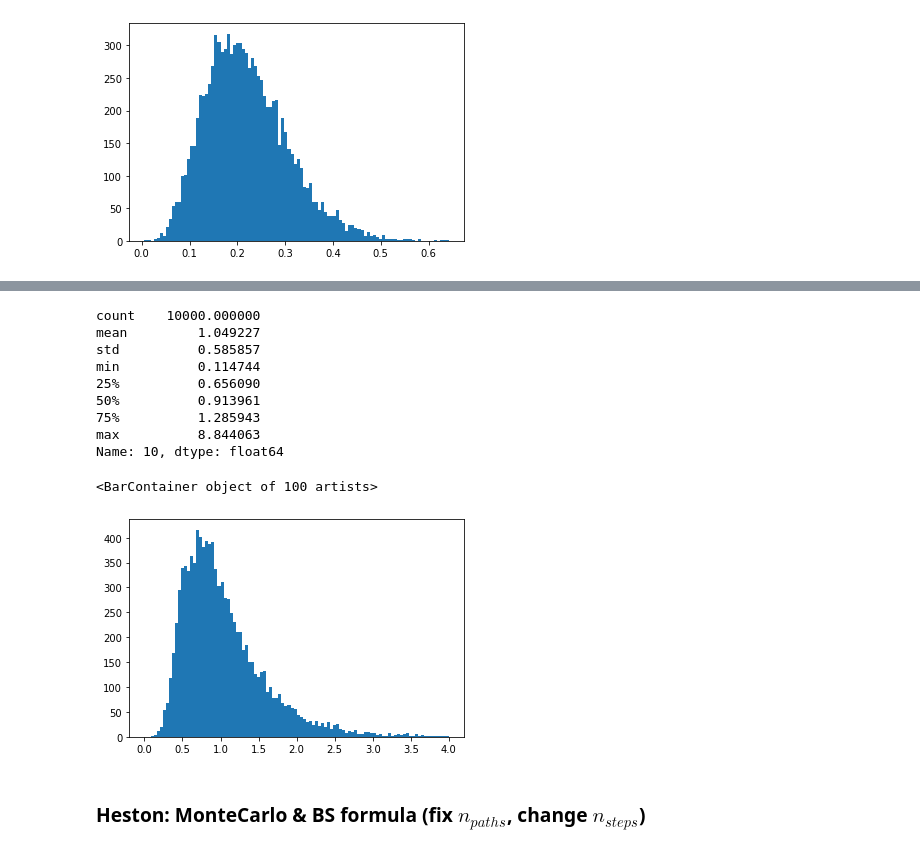
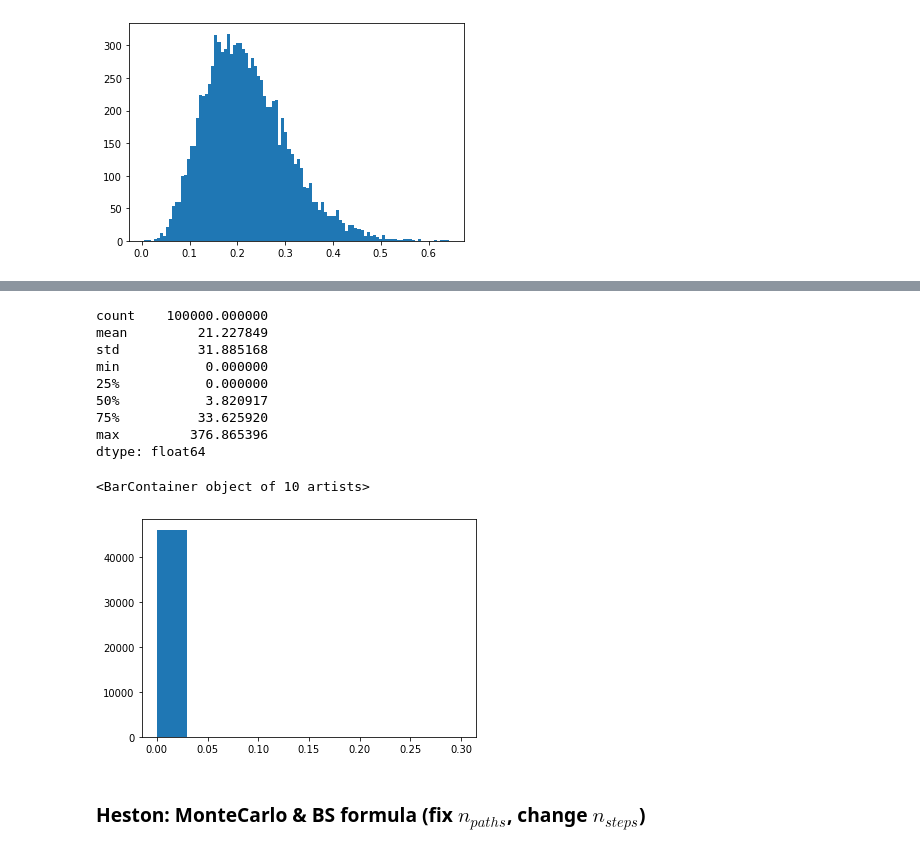
Before and after one commit to yxiiii/FE5216, a Jupyter notebook: train.ipynb, the cells around one changed output, grey strips where cells are left out. Drawn from its saved outputs; the diff is of its cells as text; code cells hidden in the pictures.

```diff
--- a/train.ipynb
+++ b/train.ipynb
@@ -217,0 +123,43 @@ pd.DataFrame(vol_paths)
+# %%
+r = 0.01
+q = 0.02
+S0 = 100
+tau = 1
+vol0 = 0.04
+kappa = 4
+theta = 0.25
+gamma = 1
+rho = -0.5
+
+# reference price https://financepress.com/2019/02/15/heston-model-reference-prices/
+# P K = 80: 7.958878113256768285213263077598987193482161301733
+# C K = 80: 26.774758743998854221382195325726949201687074848341
+# P K = 90: 12.017966707346304987709573290236471654992071308187
+# C K = 90: 20.933349000596710388139445766564068085476194042256
+
+K = 80
+MC = MonteCarlo(model='Heston', S0=S0, K=K, T=tau, r=r, q=q, v0=vol0, theta=theta, kappa=kappa, gamma=gamma, rho=rho)
+option_price1 = MC.pricer(200000, 10, optionType='p', European=True, antiVar=False)
+ref1 = 7.958878113256768285213263077598987193482161301733
+deviation1 = np.abs( option_price1 / ref1 - 1)
+
+K = 80
+MC = MonteCarlo(model='Heston', S0=S0, K=K, T=tau, r=r, q=q, v0=vol0, theta=theta, kappa=kappa, gamma=gamma, rho=rho)
+option_price2 = MC.pricer(200000, 10, optionType='c', European=True, antiVar=False)
+ref2 = 26.774758743998854221382195325726949201687074848341
+deviation2 = np.abs( option_price2 / ref2 - 1)
+
+K = 90
+MC = MonteCarlo(model='Heston', S0=S0, K=K, T=tau, r=r, q=q, v0=vol0, theta=theta, kappa=kappa, gamma=gamma, rho=rho)
+option_price3 = MC.pricer(200000, 10, optionType='p', European=True, antiVar=False)
+ref3 = 12.017966707346304987709573290236471654992071308187
+deviation3 = np.abs( option_price3 / ref3 - 1)
+
+K = 90
+MC = MonteCarlo(model='Heston', S0=S0, K=K, T=tau, r=r, q=q, v0=vol0, theta=theta, kappa=kappa, gamma=gamma, rho=rho)
+option_price4 = MC.pricer(200000, 10, optionType='c', European=True, antiVar=False)
+ref4 = 20.933349000596710388139445766564068085476194042256
+deviation4 = np.abs( option_price4 / ref4 - 1)
+
+print(option_price1, '\n', option_price2, '\n', option_price3, '\n', option_price4)
+print(deviation1, '\n', deviation2, '\n', deviation3, '\n', deviation4)
@@ -266,21 +223,21 @@ ax.plot(pd.DataFrame(S_paths.T).iloc[:, 0:20])
 # %%
-pd.DataFrame(S_paths).iloc[:, -1].describe()
+pd.Series(np.maximum(S_paths[:, -1] - K, 0)).describe()
 # %% [output]
-count    10000.000000
-mean         1.049227
-std          0.585857
-min          0.114744
-25%          0.656090
-50%          0.913961
-75%          1.285943
-max          8.844063
-Name: 10, dtype: float64
+count    100000.000000
+mean         21.227849
+std          31.885168
+min           0.000000
+25%           0.000000
+50%           3.820917
+75%          33.625920
+max         376.865396
+dtype: float64
 # %%
-_, _, fig = plt.hist(pd.DataFrame(S_paths).iloc[:, -1], bins=100, range=(0,4))
+_, _, fig = plt.hist(pd.Series(np.maximum(S_paths[:, -1] - K, 0)), bins=10, range=(0,0.3))
 fig
 # %% [output]
-<BarContainer object of 100 artists>
+<BarContainer object of 10 artists>
-[figure, old version]
+[figure, new version]
 # %% [markdown]
 ### Heston: MonteCarlo & BS formula (fix $n_{paths}$, change $n_{steps}$)
 # %%
```
Also changed, not shown: parts of 70 cells of this notebook, 23 other files.
